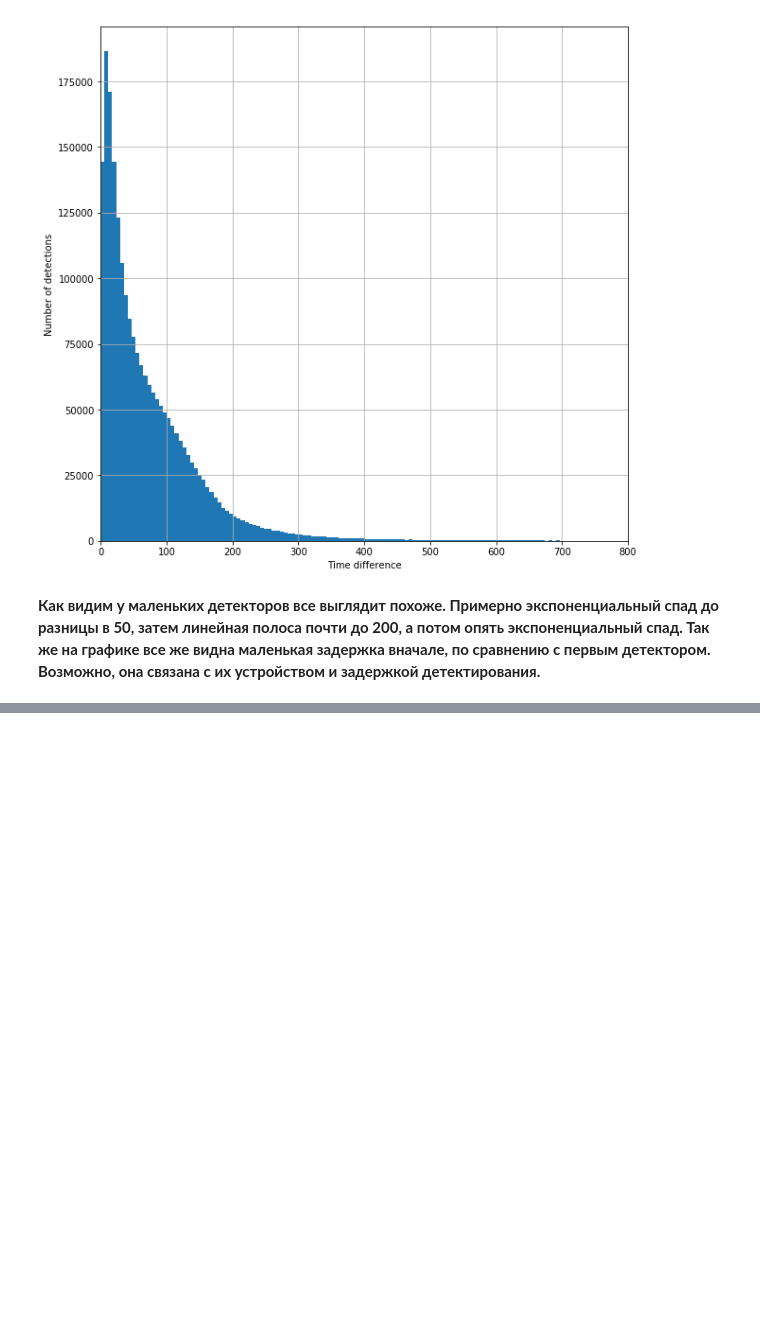
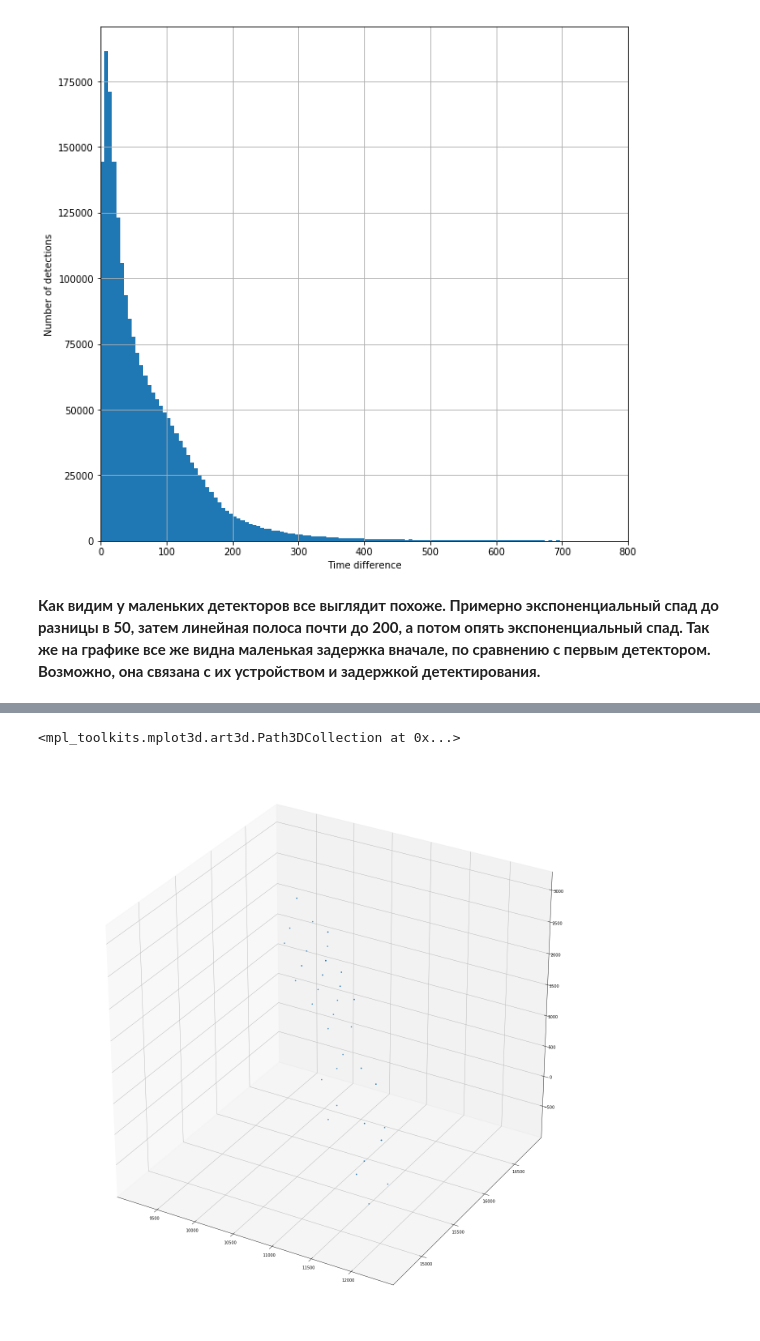
Before and after one commit to VProv/JUNO, a Jupyter notebook: notebooks/EDA.ipynb, the cells around one changed output, grey strips where cells are left out. Cells and saved outputs as stored; diff of their text form; code cells hidden in the pictures; blank space fills up the shorter version.

```diff
--- a/notebooks/EDA.ipynb
+++ b/notebooks/EDA.ipynb
@@ -191,0 +279,9 @@ Wall time: 208 ms
+# %%
+first_n = 50
+# %%
+fig = plt.figure(figsize=(25, 25))
+ax = fig.add_subplot(111, projection='3d')
+ax.scatter(x[:first_n], y[:first_n], z[:first_n], marker='o', s=5, alpha=0.7)
+# %% [output]
+<mpl_toolkits.mplot3d.art3d.Path3DCollection at 0x...>
+[figure, added]
```
Also changed, not shown: parts of 27 cells of this notebook.
